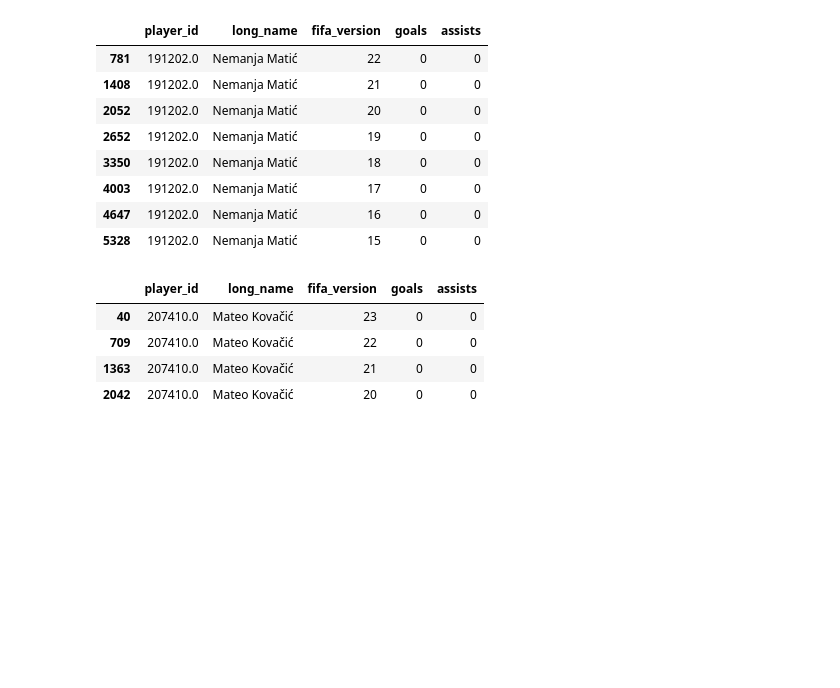
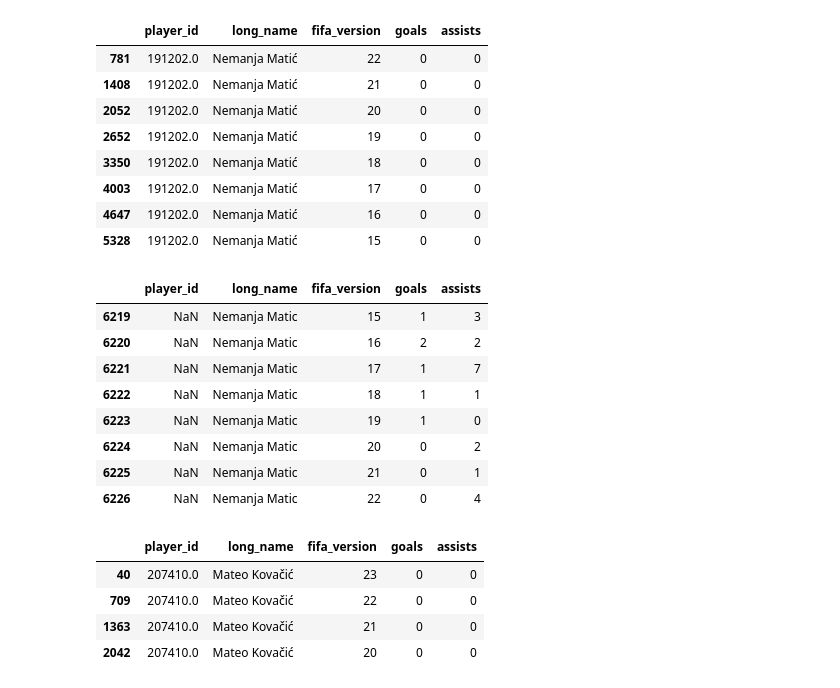
Before and after one commit to JonathonLeiding/fifa-score-analysis, a Jupyter notebook: jup_notebooks/cleaning_data.ipynb, the cells around one changed output. Cells and saved outputs as stored; diff of their text form; code cells hidden in the pictures; blank space fills up the shorter version.

```diff
--- a/jup_notebooks/cleaning_data.ipynb
+++ b/jup_notebooks/cleaning_data.ipynb
@@ -301,3 +343,15 @@ df[df['player_id']==191202.0][['player_id', 'long_name',  'fifa_version', 'goals
 | 4003 | 191202.0 | Nemanja Matić | 17 | 0 | 0 |
 | 4647 | 191202.0 | Nemanja Matić | 16 | 0 | 0 |
 | 5328 | 191202.0 | Nemanja Matić | 15 | 0 | 0 |
+# %%
+suspicious_players[suspicious_players['long_name'] == "Nemanja Matic"][['player_id', 'long_name',  'fifa_version', 'goals', 'assists']]
+# %% [output]
+|  | player_id | long_name | fifa_version | goals | assists |
+| 6219 | NaN | Nemanja Matic | 15 | 1 | 3 |
+| 6220 | NaN | Nemanja Matic | 16 | 2 | 2 |
+| 6221 | NaN | Nemanja Matic | 17 | 1 | 7 |
+| 6222 | NaN | Nemanja Matic | 18 | 1 | 1 |
+| 6223 | NaN | Nemanja Matic | 19 | 1 | 0 |
+| 6224 | NaN | Nemanja Matic | 20 | 0 | 2 |
+| 6225 | NaN | Nemanja Matic | 21 | 0 | 1 |
+| 6226 | NaN | Nemanja Matic | 22 | 0 | 4 |
```
Also changed, not shown: parts of 59 cells of this notebook, 2 other files.
